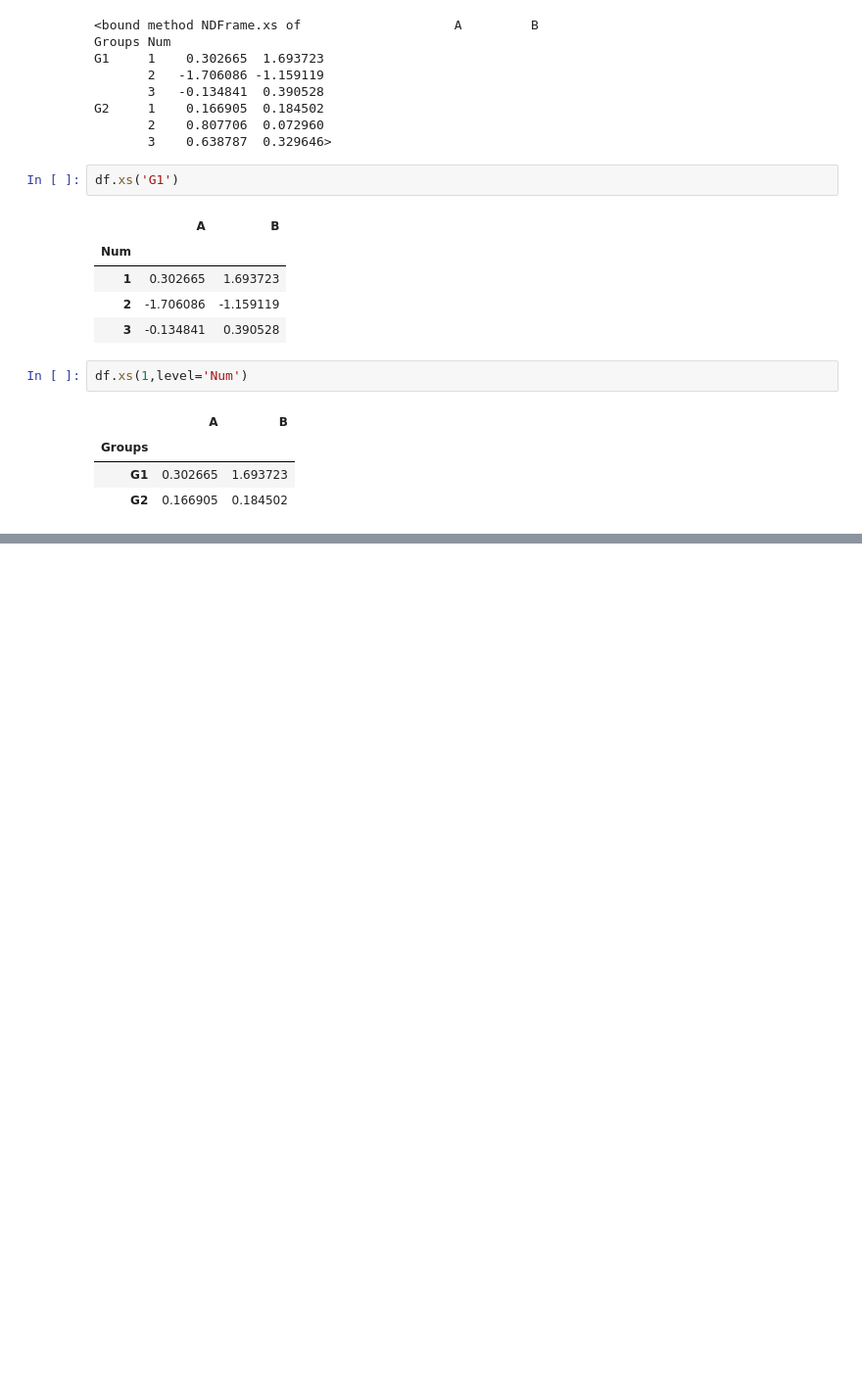
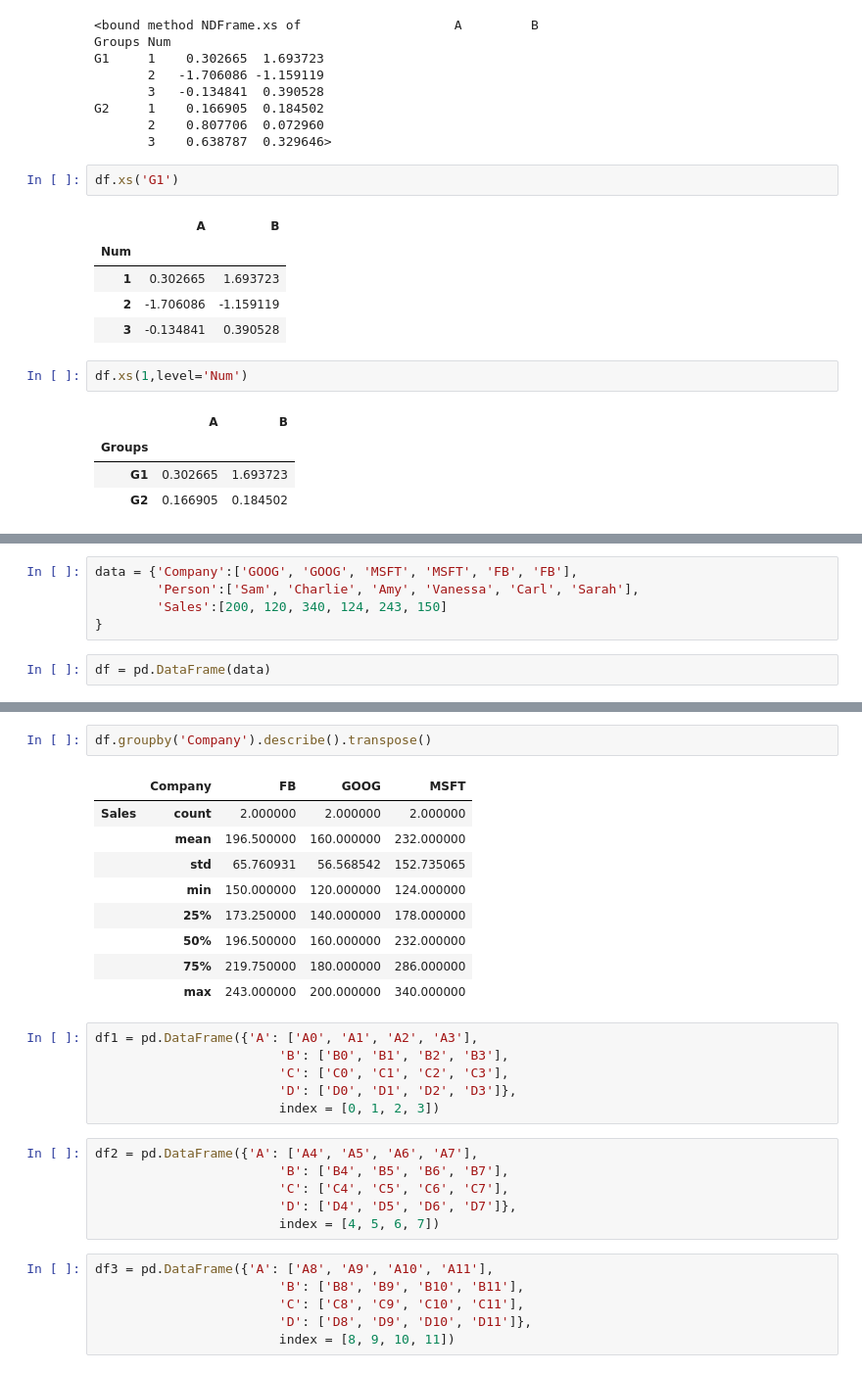
Before and after one commit to Ruhi1010/machine_learning, a Jupyter notebook: ml_library_basics/pandas_basic.ipynb, the cells around one changed output, grey strips where cells are left out. Shown: that part at 98% size. Saved outputs shown, nothing was run; the diff lists cells and outputs as text; blank space fills up the shorter version.

```diff
--- a/ml_library_basics/pandas_basic.ipynb
+++ b/ml_library_basics/pandas_basic.ipynb
@@ -1050,0 +1110,7 @@ df.xs(1,level='Num')
+# %%
+data = {'Company':['GOOG', 'GOOG', 'MSFT', 'MSFT', 'FB', 'FB'],
+        'Person':['Sam', 'Charlie', 'Amy', 'Vanessa', 'Carl', 'Sarah'],
+        'Sales':[200, 120, 340, 124, 243, 150]
+}
+# %%
+df = pd.DataFrame(data)
@@ -1050,0 +1179,30 @@ df.xs(1,level='Num')
+# %%
+df.groupby('Company').describe().transpose()
+# %% [output]
+|  | Company | FB | GOOG | MSFT |
+| Sales | count | 2.000000 | 2.000000 | 2.000000 |
+|  | mean | 196.500000 | 160.000000 | 232.000000 |
+|  | std | 65.760931 | 56.568542 | 152.735065 |
+|  | min | 150.000000 | 120.000000 | 124.000000 |
+|  | 25% | 173.250000 | 140.000000 | 178.000000 |
+|  | 50% | 196.500000 | 160.000000 | 232.000000 |
+|  | 75% | 219.750000 | 180.000000 | 286.000000 |
+|  | max | 243.000000 | 200.000000 | 340.000000 |
+# %%
+df1 = pd.DataFrame({'A': ['A0', 'A1', 'A2', 'A3'],
+                        'B': ['B0', 'B1', 'B2', 'B3'],
+                        'C': ['C0', 'C1', 'C2', 'C3'],
+                        'D': ['D0', 'D1', 'D2', 'D3']},
+                        index = [0, 1, 2, 3])
+# %%
+df2 = pd.DataFrame({'A': ['A4', 'A5', 'A6', 'A7'],
+                        'B': ['B4', 'B5', 'B6', 'B7'],
+                        'C': ['C4', 'C5', 'C6', 'C7'],
+                        'D': ['D4', 'D5', 'D6', 'D7']},
+                        index = [4, 5, 6, 7])
+# %%
+df3 = pd.DataFrame({'A': ['A8', 'A9', 'A10', 'A11'],
+                        'B': ['B8', 'B9', 'B10', 'B11'],
+                        'C': ['C8', 'C9', 'C10', 'C11'],
+                        'D': ['D8', 'D9', 'D10', 'D11']},
+                        index = [8, 9, 10, 11])
```
Also changed, not shown: parts of 64 cells of this notebook.
